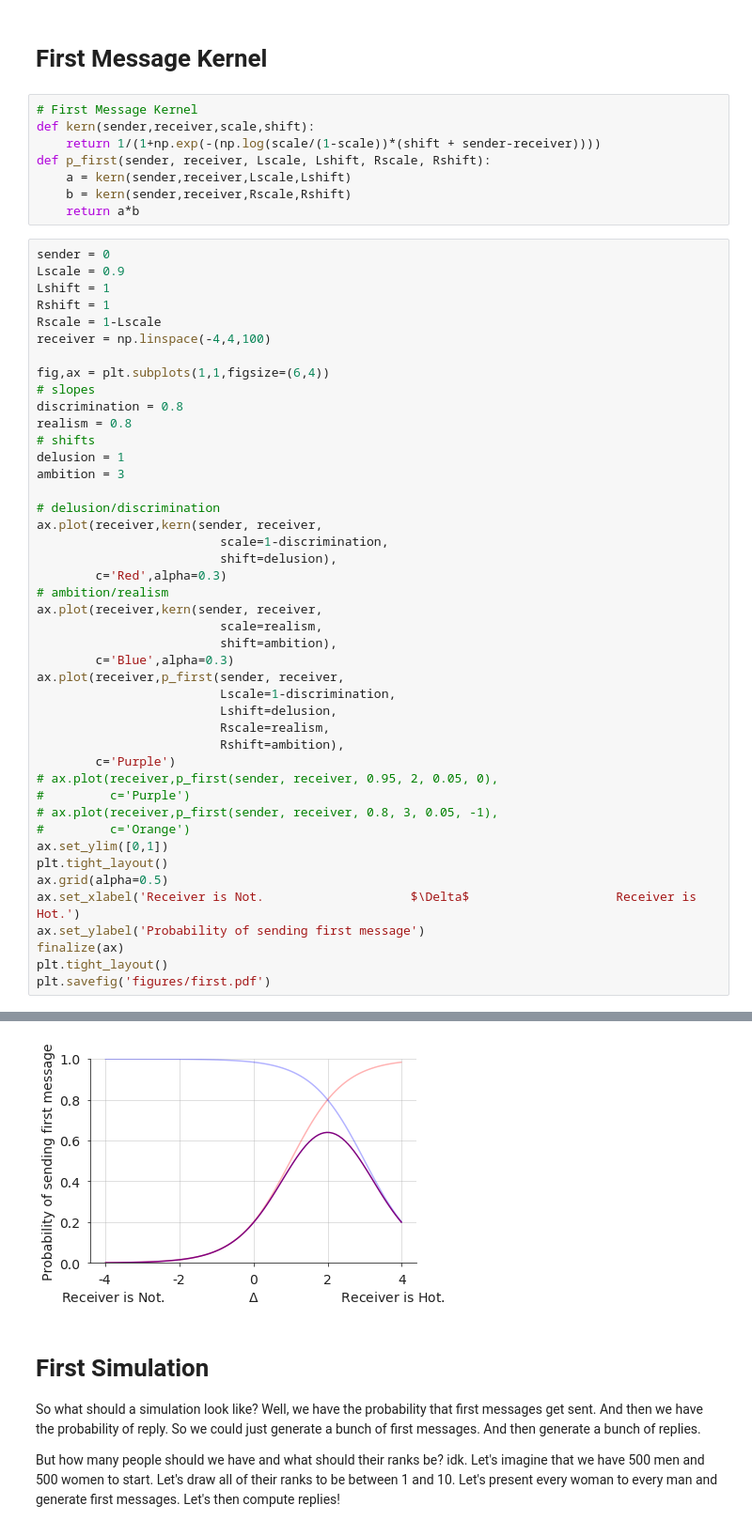
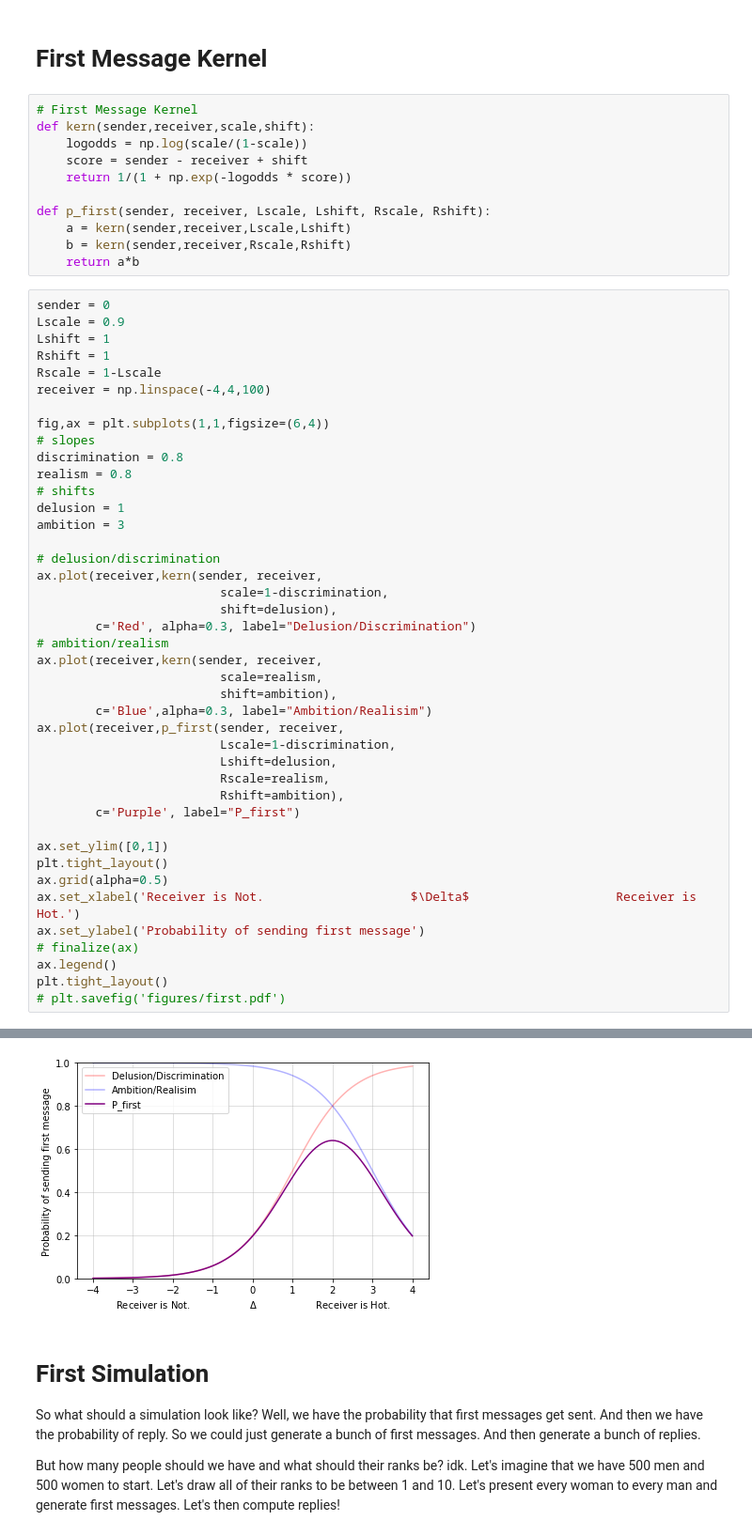
Before and after one commit to AparaV/SpringRankGroups, a Jupyter notebook: api/jupyter/10ksim.ipynb, the cells around one changed output, grey strips where cells are left out. Shown: that part at 94% size. Cells and saved outputs as stored; diff of their text form.

```diff
--- a/api/jupyter/10ksim.ipynb
+++ b/api/jupyter/10ksim.ipynb
@@ -42,7 +53,10 @@ plt.savefig('figures/reply.pdf')
 # %%
 # First Message Kernel
 def kern(sender,receiver,scale,shift):
-    return 1/(1+np.exp(-(np.log(scale/(1-scale))*(shift + sender-receiver))))
+    logodds = np.log(scale/(1-scale))
+    score = sender - receiver + shift
+    return 1/(1 + np.exp(-logodds * score))
+
 def p_first(sender, receiver, Lscale, Lshift, Rscale, Rshift):
     a = kern(sender,receiver,Lscale,Lshift)
     b = kern(sender,receiver,Rscale,Rshift)
@@ -67,28 +81,26 @@ ambition = 3
 ax.plot(receiver,kern(sender, receiver,
                          scale=1-discrimination,
                          shift=delusion),
-        c='Red',alpha=0.3)
+        c='Red', alpha=0.3, label="Delusion/Discrimination")
 # ambition/realism
 ax.plot(receiver,kern(sender, receiver,
                          scale=realism,
                          shift=ambition),
-        c='Blue',alpha=0.3)
+        c='Blue',alpha=0.3, label="Ambition/Realisim")
 ax.plot(receiver,p_first(sender, receiver,
                          Lscale=1-discrimination,
                          Lshift=delusion,
                          Rscale=realism,
                          Rshift=ambition),
-        c='Purple')
-# ax.plot(receiver,p_first(sender, receiver, 0.95, 2, 0.05, 0),
-#         c='Purple')
-# ax.plot(receiver,p_first(sender, receiver, 0.8, 3, 0.05, -1),
-#         c='Orange')
+        c='Purple', label="P_first")
+
 ax.set_ylim([0,1])
 plt.tight_layout()
 ax.grid(alpha=0.5)
 ax.set_xlabel('Receiver is Not.                    $\Delta$                    Receiver is Hot.')
 ax.set_ylabel('Probability of sending first message')
-finalize(ax)
+# finalize(ax)
+ax.legend()
 plt.tight_layout()
-plt.savefig('figures/first.pdf')
+# plt.savefig('figures/first.pdf')
 # %% [output]
@@ -96,4 +107,4 @@ No handles with labels found to put in legend.
-[figure, old version]
+[figure, new version]
 # %% [markdown]
 # First Simulation
 
```
Also changed, not shown: parts of 24 cells of this notebook, 10 other files.
